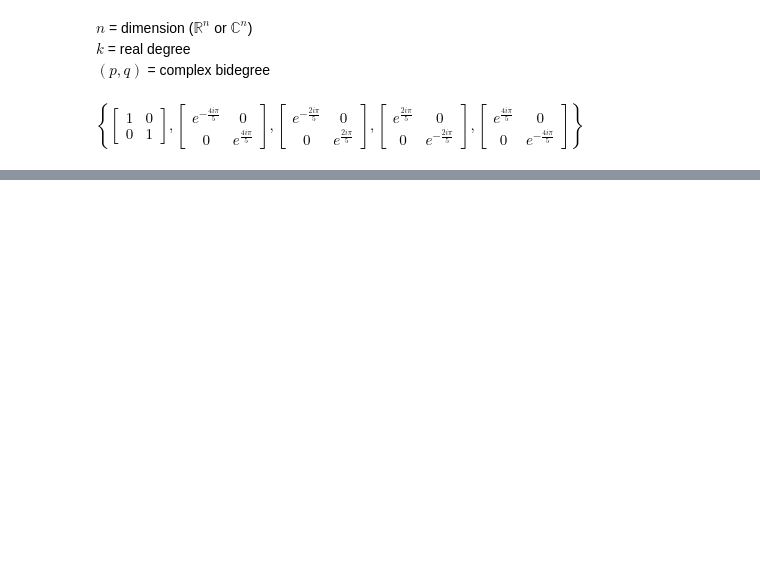
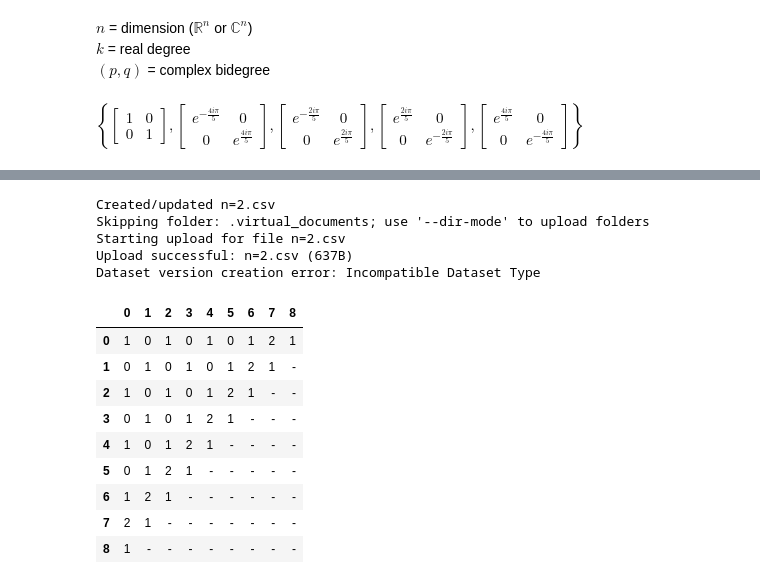
Before and after one commit to tkiran27/Harmonic_Bases_and_Degeneracy_Tables, a Jupyter notebook: harmonic-invariant-basis.ipynb, the cells around one changed output, grey strips where cells are left out. Cells and saved outputs as stored; diff of their text form; code cells hidden in the pictures; blank space fills up the shorter version.

Commit message:
Kaggle | Version 34

```diff
--- a/harmonic-invariant-basis.ipynb
+++ b/harmonic-invariant-basis.ipynb
@@ -314,3 +314,21 @@ Dataset version creation error: Incompatible Dataset Type
 | 5 | 2 | 1 | 2 | - | - | - | - | - |
 | 6 | 1 | 2 | - | - | - | - | - | - |
 | 7 | 2 | - | - | - | - | - | - | - |
+# %%
+degeneracy_table(7,[3,4],8)
+# %% [output]
+Created/updated n=2.csv
+Skipping folder: .virtual_documents; use '--dir-mode' to upload folders
+Starting upload for file n=2.csv
+Upload successful: n=2.csv (637B)
+Dataset version creation error: Incompatible Dataset Type
+|  | 0 | 1 | 2 | 3 | 4 | 5 | 6 | 7 | 8 |
+| 0 | 1 | 0 | 1 | 0 | 1 | 0 | 1 | 2 | 1 |
+| 1 | 0 | 1 | 0 | 1 | 0 | 1 | 2 | 1 | - |
+| 2 | 1 | 0 | 1 | 0 | 1 | 2 | 1 | - | - |
+| 3 | 0 | 1 | 0 | 1 | 2 | 1 | - | - | - |
+| 4 | 1 | 0 | 1 | 2 | 1 | - | - | - | - |
+| 5 | 0 | 1 | 2 | 1 | - | - | - | - | - |
+| 6 | 1 | 2 | 1 | - | - | - | - | - | - |
+| 7 | 2 | 1 | - | - | - | - | - | - | - |
+| 8 | 1 | - | - | - | - | - | - | - | - |
```
Also changed, not shown: parts of 8 cells of this notebook.
